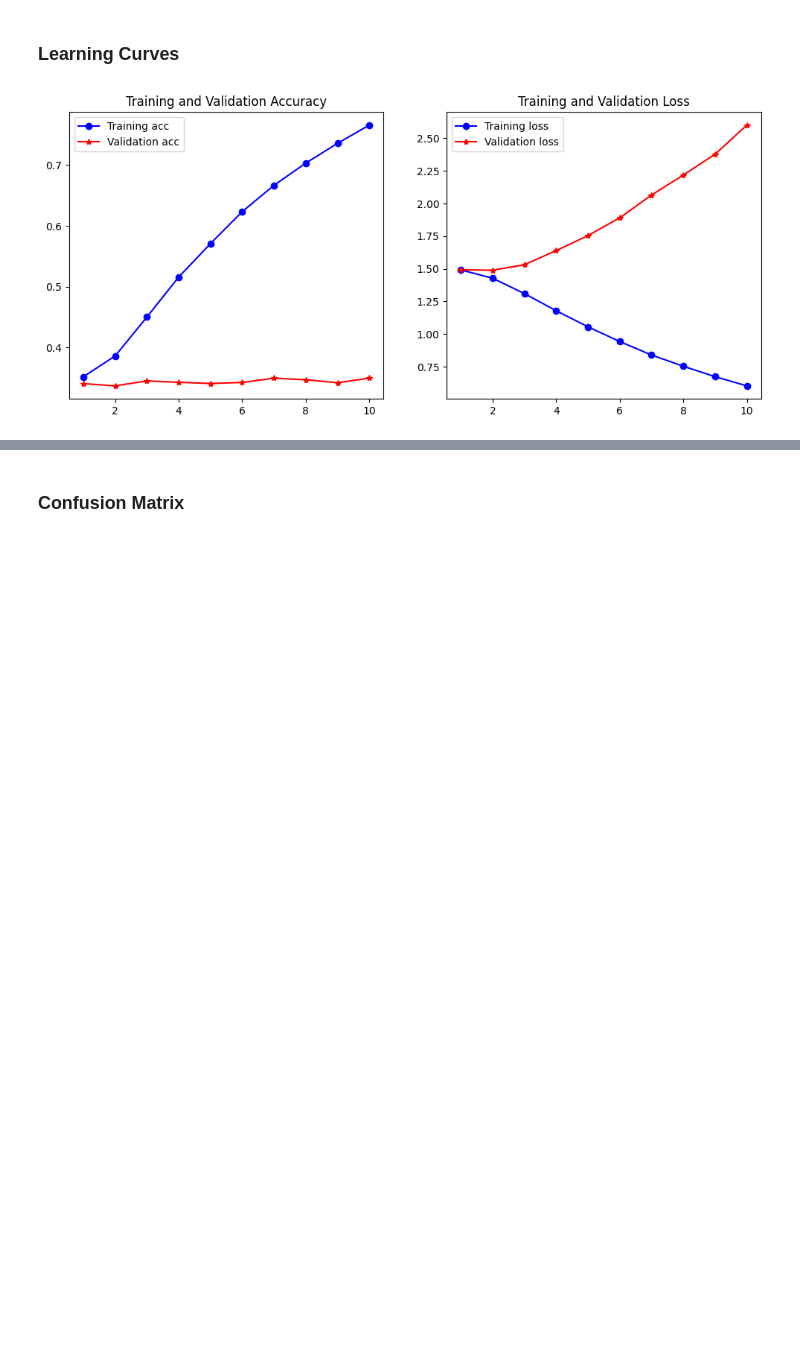
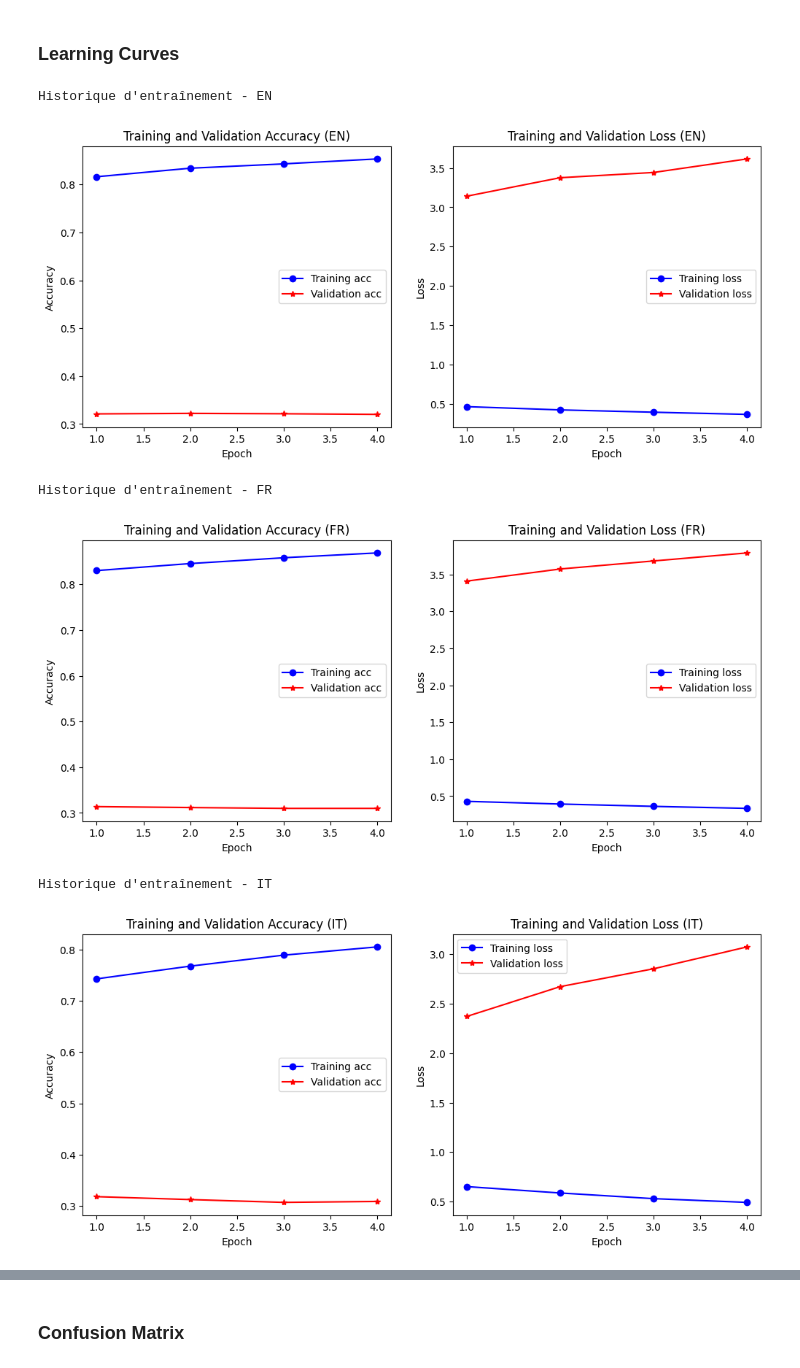
Before and after one commit to Xiaobo33/Apprentissage_artificiel, a Jupyter notebook: Projet_finale_LSTM.ipynb, the cells around one changed output, grey strips where cells are left out. Saved outputs shown, nothing was run; the diff lists cells and outputs as text; code cells hidden in the pictures; blank space fills up the shorter version.

```diff
--- a/Projet_finale_LSTM.ipynb
+++ b/Projet_finale_LSTM.ipynb
@@ -515,13 +875,23 @@ Train/Dev/Test padded shapes: (46487, 200) (11622, 200) (38743, 200)
 # %%
-# création du modèle
-model = models.Sequential([
-    layers.Embedding(input_dim=MAX_VOCAB, output_dim=100, input_length=MAX_LEN),
+# Création des modèles LSTM pour chaque langue
+lstm_models = {}
 
-    layers.LSTM(64, dropout=0.2, recurrent_dropout=0.2),
+for lang in languages:
+    print(f"\nCréation modèle LSTM - {lang.upper()}")
 
-    layers.Dense(num_classes, activation='softmax')
-])
+    num_classes = data_by_lang[lang]['num_classes']
 
-model.compile(optimizer='adam',
-              loss='categorical_crossentropy', # classification multi-classe
-              metrics=['accuracy'])
+    model = models.Sequential([
+        layers.Embedding(input_dim=MAX_VOCAB, output_dim=100),
+        layers.LSTM(64, dropout=0.2, recurrent_dropout=0.2),
+        layers.Dense(num_classes, activation='softmax')
+    ])
+
+    model.compile(optimizer='adam',
+                  loss='categorical_crossentropy',  # classification multi-classe
+                  metrics=['accuracy'])
+
+    lstm_models[lang] = model
+    data_by_lang[lang]['lstm_model'] = model
+
+    print(f"Modèle créé avec {num_classes} classes")
@@ -579,31 +1010,44 @@ weighted avg       0.35      0.36      0.35     38743
 # %% [markdown]
 ### Learning Curves
 # %%
-def plot_history(history):
+def plot_history(history, lang=""):
     acc = history.history['accuracy']
     val_acc = history.history['val_accuracy']
     loss = history.history['loss']
     val_loss = history.history['val_loss']
     epochs = range(1, len(acc) + 1)
 
     plt.figure(figsize=(12, 5))
 
     # accuracy
     plt.subplot(1, 2, 1)
     plt.plot(epochs, acc, 'bo-', label='Training acc')
     plt.plot(epochs, val_acc, 'r*-', label='Validation acc')
-    plt.title('Training and Validation Accuracy')
+    plt.title(f'Training and Validation Accuracy ({lang.upper()})')
+    plt.xlabel('Epoch')
+    plt.ylabel('Accuracy')
     plt.legend()
 
     # loss
     plt.subplot(1, 2, 2)
     plt.plot(epochs, loss, 'bo-', label='Training loss')
     plt.plot(epochs, val_loss, 'r*-', label='Validation loss')
-    plt.title('Training and Validation Loss')
+    plt.title(f'Training and Validation Loss ({lang.upper()})')
+    plt.xlabel('Epoch')
+    plt.ylabel('Loss')
     plt.legend()
 
     plt.show()
 
-plot_history(history)
+# Visualiser l'historique d'entraînement pour chaque langue
+for lang in languages:
+    if lang in lstm_histories:
+        print(f"\nHistorique d'entraînement - {lang.upper()}")
+        plot_history(lstm_histories[lang], lang)
 # %% [output]
+Historique d'entraînement - EN
-[figure, old version]
+[figure, new version]
+Historique d'entraînement - FR
+[figure, added]
+Historique d'entraînement - IT
+[figure, added]
```
Also changed, not shown: parts of 28 cells of this notebook.
